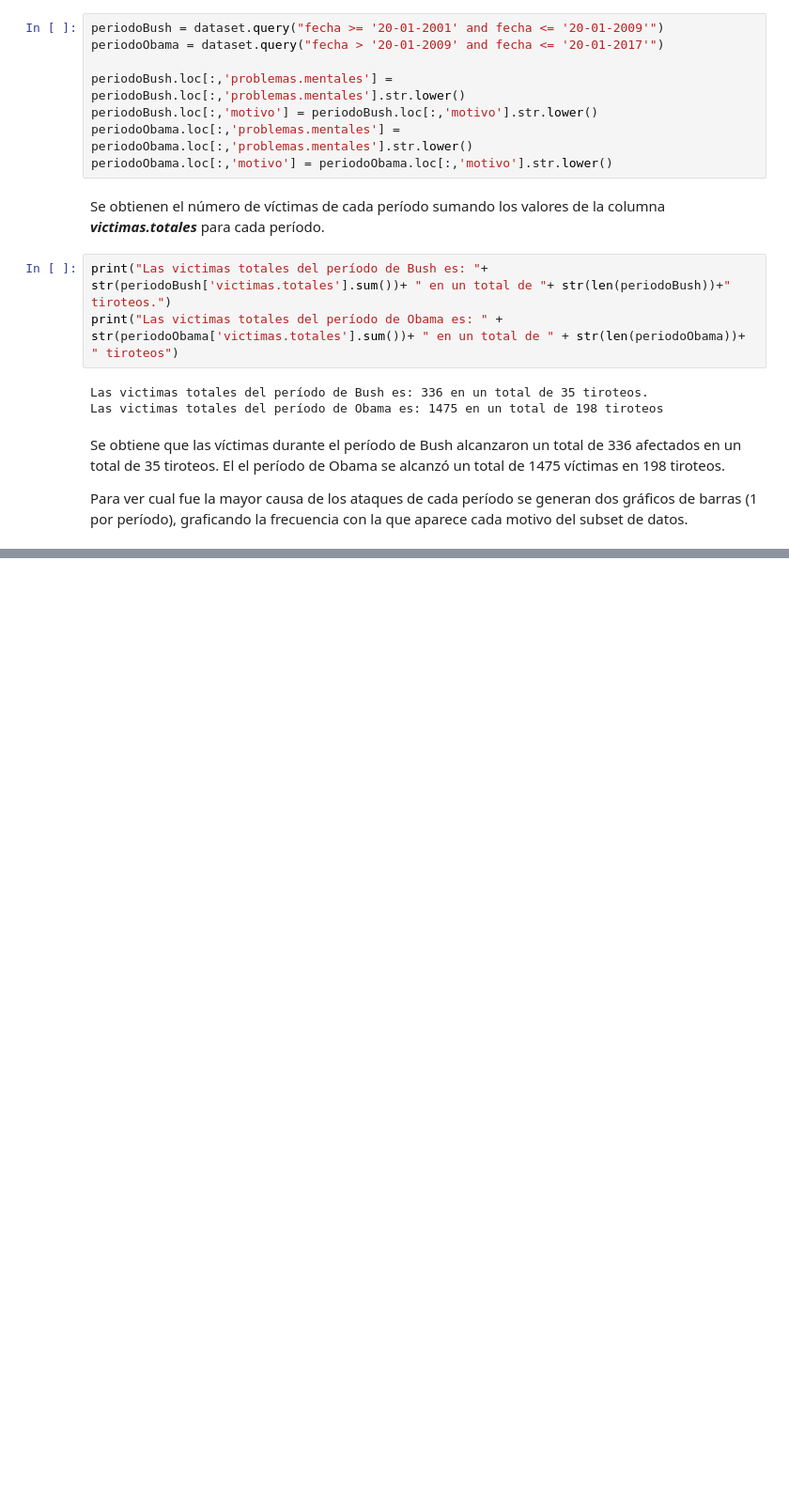
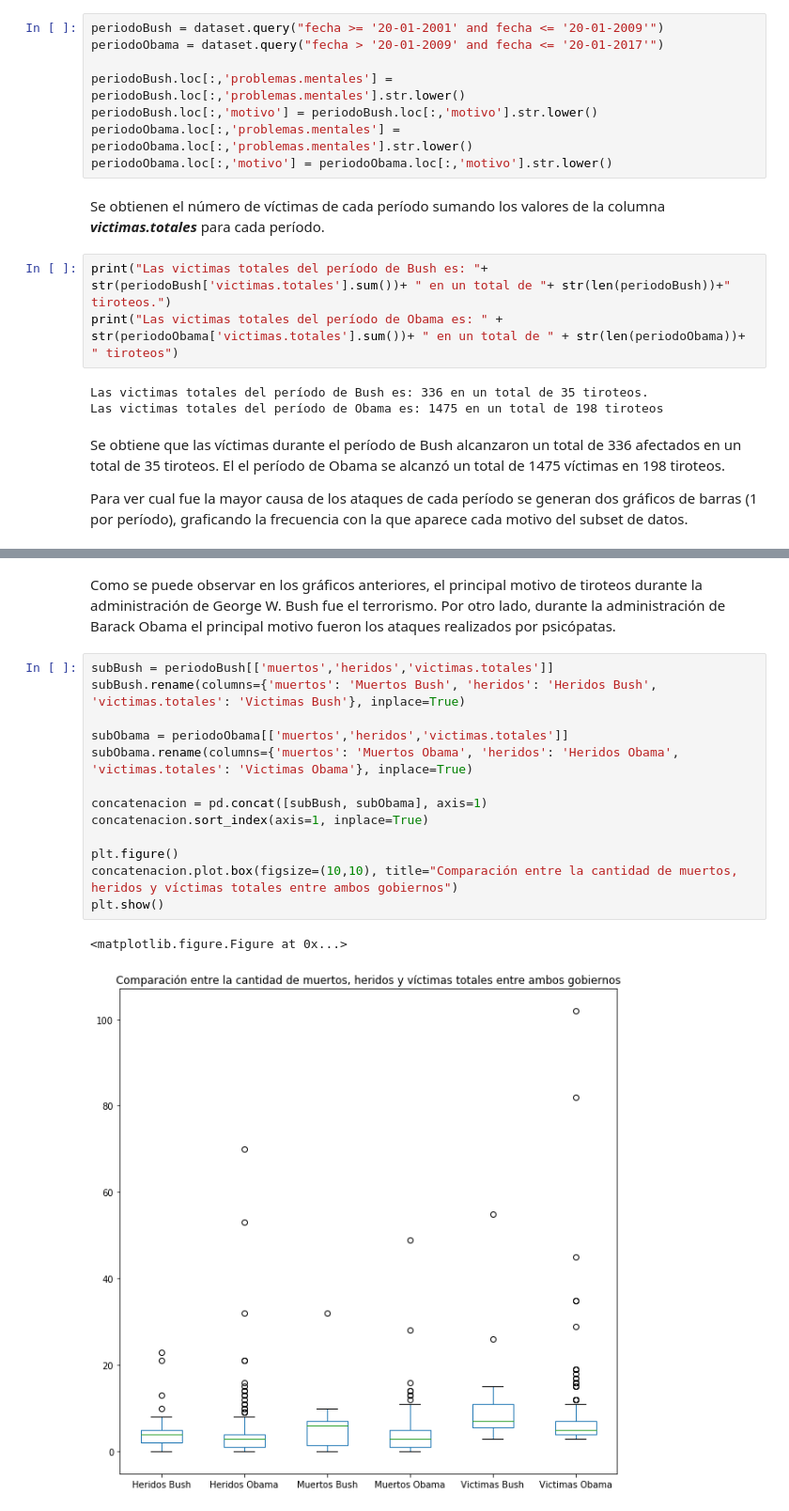
Before and after one commit to Umauro/LabEstaca1, a Jupyter notebook: Lab1Estaca-Pregunta1.ipynb, the cells around one changed output, grey strips where cells are left out. Shown at 94% size. Cells and saved outputs as stored; diff of their text form; blank space fills up the shorter version.

```diff
--- a/Lab1Estaca.ipynb
+++ b/Lab1Estaca-Pregunta1.ipynb
@@ -121,3 +121,21 @@ porMotivoObama.size().plot(kind='bar', title="Cantidad de tiroteos por motivo du
 plt.show()
 # %% [output]
 [figure]
+# %% [markdown]
+Como se puede observar en los gráficos anteriores, el principal motivo de tiroteos durante la administración de George W. Bush fue el terrorismo. Por otro lado, durante la administración de Barack Obama el principal motivo fueron los ataques realizados por psicópatas.
+# %%
+subBush = periodoBush[['muertos','heridos','victimas.totales']]
+subBush.rename(columns={'muertos': 'Muertos Bush', 'heridos': 'Heridos Bush', 'victimas.totales': 'Victimas Bush'}, inplace=True)
+
+subObama = periodoObama[['muertos','heridos','victimas.totales']]
+subObama.rename(columns={'muertos': 'Muertos Obama', 'heridos': 'Heridos Obama', 'victimas.totales': 'Victimas Obama'}, inplace=True)
+
+concatenacion = pd.concat([subBush, subObama], axis=1)
+concatenacion.sort_index(axis=1, inplace=True)
+
+plt.figure()
+concatenacion.plot.box(figsize=(10,10), title="Comparación entre la cantidad de muertos, heridos y víctimas totales entre ambos gobiernos")
+plt.show()
+# %% [output]
+<matplotlib.figure.Figure at 0x...>
+[figure, added]
```
Also changed, not shown: parts of 8 cells of this notebook, 1 other file.
